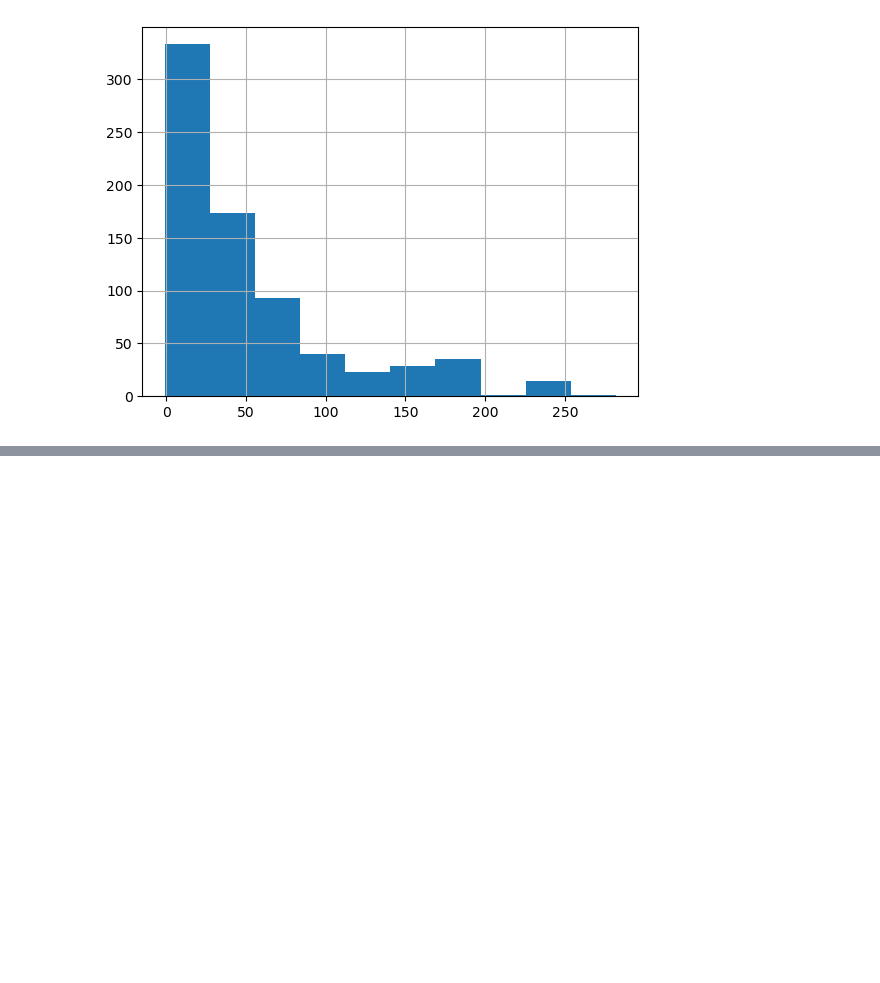
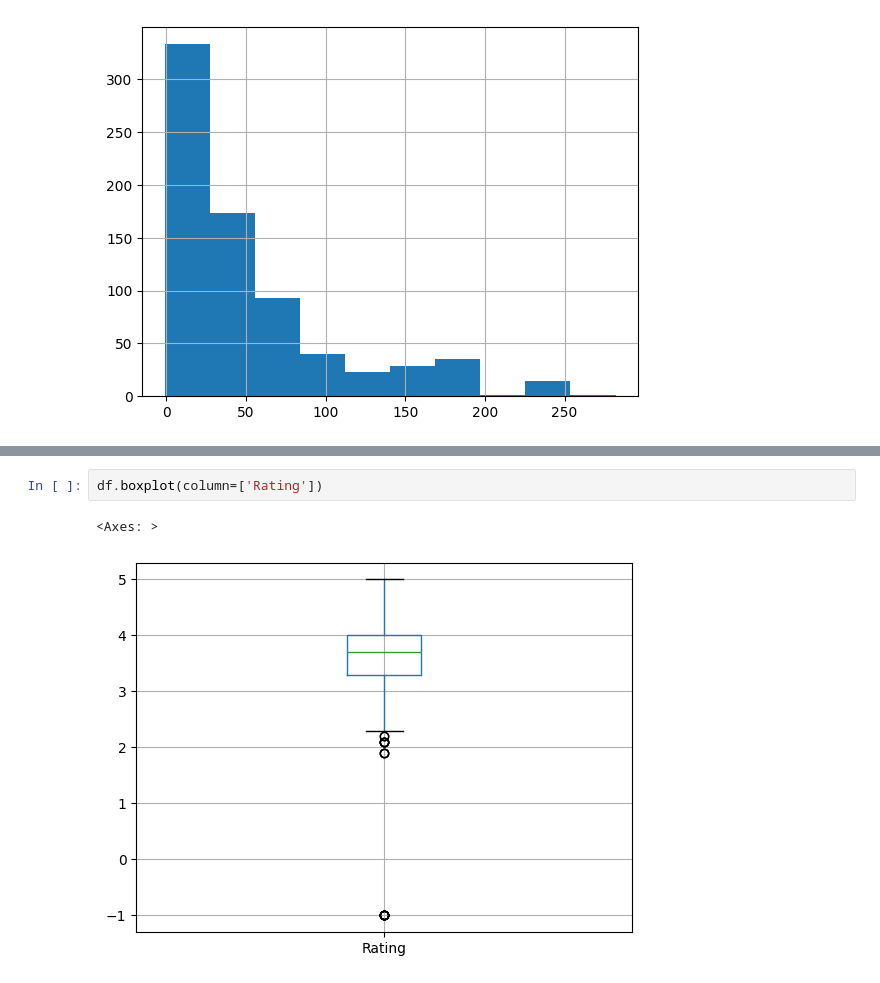
Before and after one commit to pawan-rai02/ds_salary_proj, a Jupyter notebook: 03-EDA.ipynb, the cells around one changed output, grey strips where cells are left out. Drawn from its saved outputs; the diff is of its cells as text; blank space fills up the shorter version.

```diff
--- a/03-EDA.ipynb
+++ b/03-EDA.ipynb
@@ -222,0 +228,5 @@ df.age.hist()
+# %%
+df.boxplot(column=['Rating'])
+# %% [output]
+<Axes: >
+[figure, added]
```
Also changed, not shown: parts of 15 cells of this notebook.
